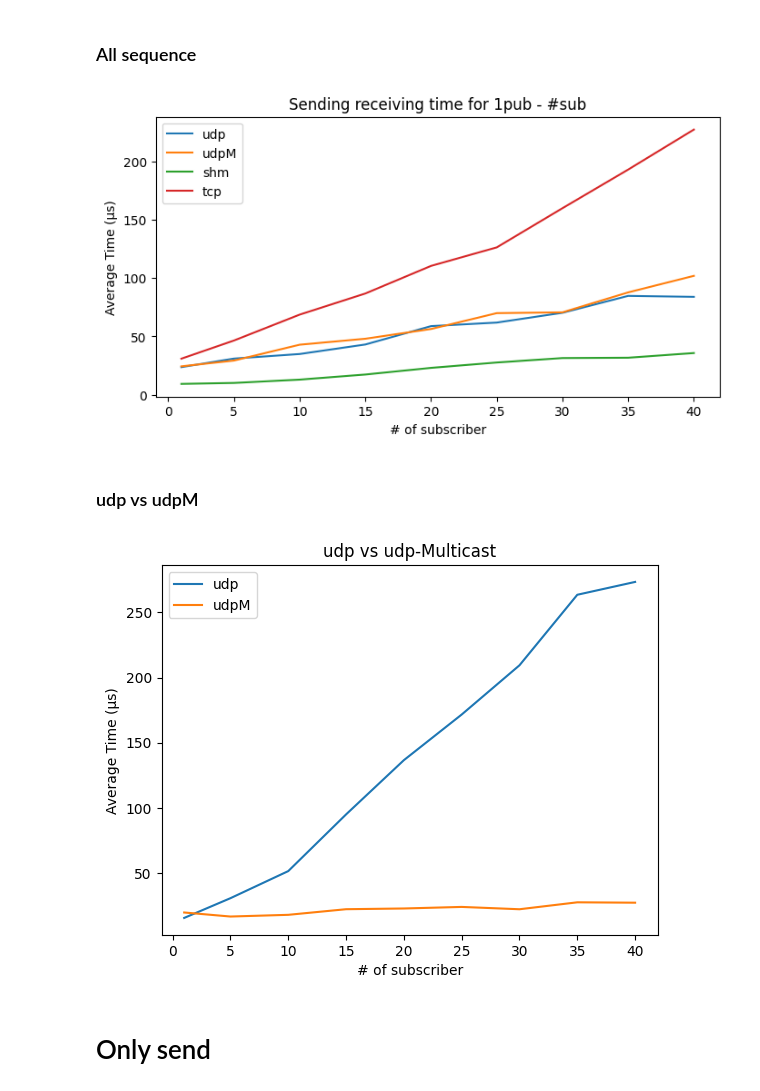
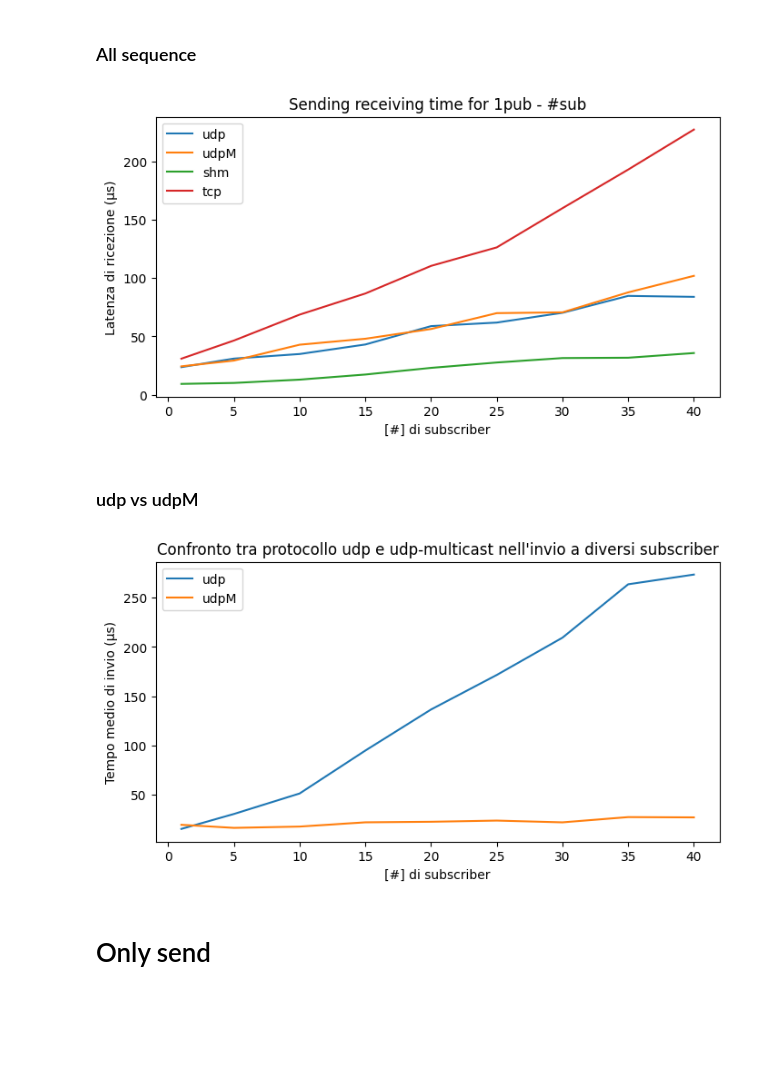
Before and after one commit to madella/tesiM, a Jupyter notebook: cineca/d_proc_troughput.ipynb, the cells around one changed output. Drawn from its saved outputs; the diff is of its cells as text; code cells hidden in the pictures; blank space fills up the shorter version.

```diff
--- a/cineca/d_proc_troughput.ipynb
+++ b/cineca/d_proc_troughput.ipynb
@@ -153,8 +152,8 @@ fig.set_figwidth(8)
 
 for prots in protocols:
     ax.plot(sequence, avg_data[prots], label=prots)
-ax.set_xlabel('# of subscriber')
-ax.set_ylabel('Average Time (μs)')
+ax.set_xlabel('[#] di subscriber')
+ax.set_ylabel('Latenza in ricezione (μs)')
 ax.legend()
 plt.savefig(f"{base_save_dir_thesis}test3_sendingreceiving_multiplesub.png")
 ax.set_title('Sending receiving time for 1pub - #sub')
@@ -163,28 +162,31 @@ plt.savefig(f"{base_save_dir}test3_sendingreceiving_multiplesub.png")
 
 plt.show()
 # %% [output]
-[figure, old version]
+[figure, new version]
 # %% [markdown]
 ### udp vs udpM
 # %%
 avg_data = {prots: [column_timesent_avg[prots][seq] for seq in sequence] for prots in ["udp","udpM"]}
 
 fig, ax = plt.subplots()
+fig.set_figheight(4)
+fig.set_figwidth(8)
 for prots in ["udp","udpM"]:
     ax.plot(sequence, avg_data[prots], label=prots)
-ax.set_xlabel('# of subscriber')
-ax.set_ylabel('Average Time (μs)')
+ax.set_xlabel('[#] di subscriber')
+ax.set_ylabel('Tempo medio di invio (μs)')
 ax.legend()
+ax.set_title('Confronto tra protocollo udp e udp-multicast nell\'invio a diversi subscriber')
 plt.savefig(f"{base_save_dir_thesis}test3_udpvsudpM.png")
 
-ax.set_title('udp vs udp-Multicast')
+
 plt.savefig(f"{base_save_dir}test3_udpvsudpM.png")
 
 
 
 plt.show()
 # %% [output]
-[figure, old version]
+[figure, new version]
 # %% [markdown]
 # Only send
 # %%
```
Also changed, not shown: parts of 13 cells of this notebook, 48 other files.
